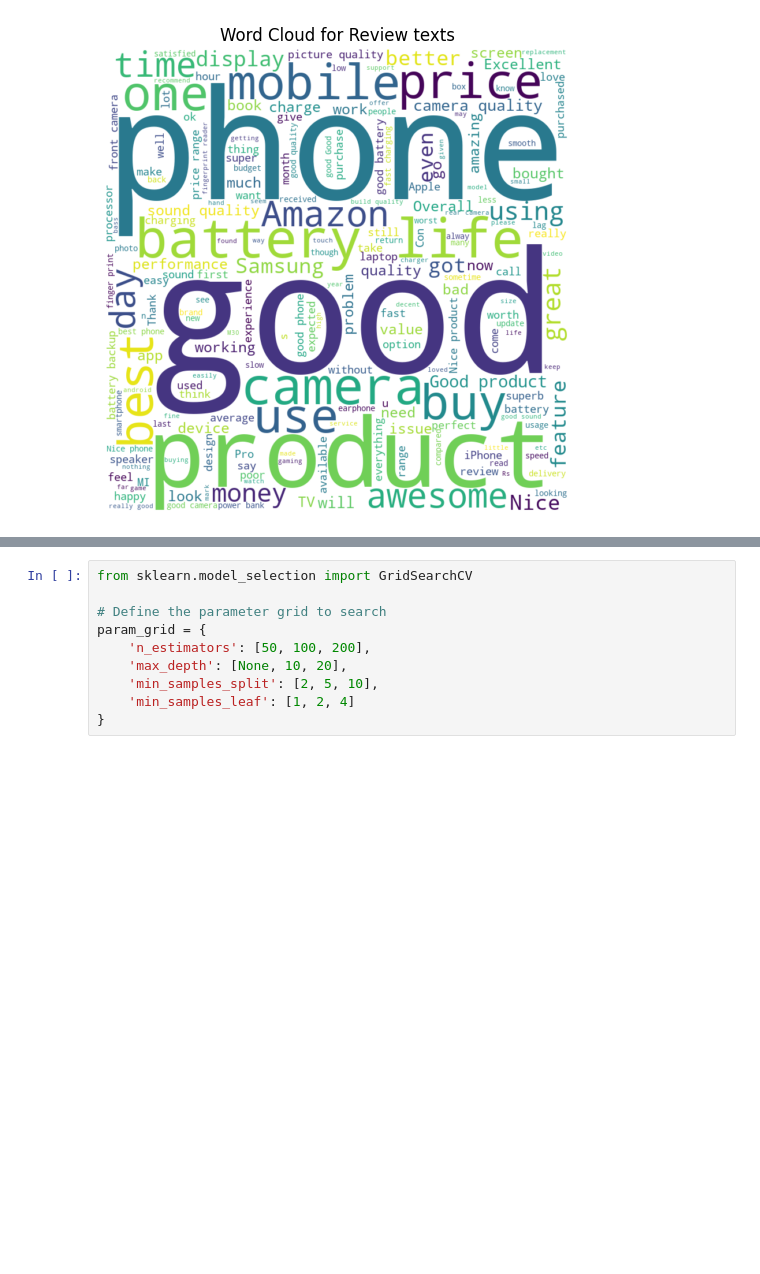
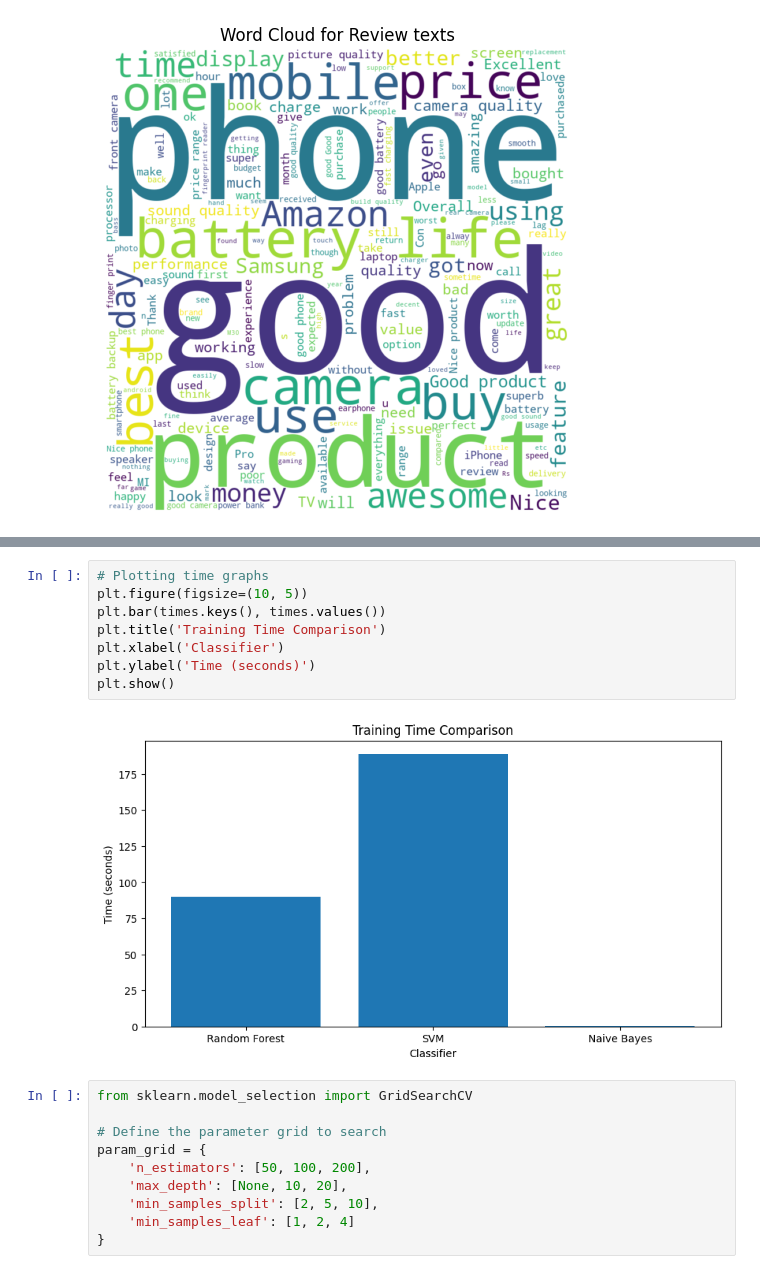
Before and after one commit to eriasaf/Group4E, a Jupyter notebook: Group 4E ML (1).ipynb, the cells around one changed output, grey strips where cells are left out. Saved outputs shown, nothing was run; the diff lists cells and outputs as text; blank space fills up the shorter version.

```diff
--- a/Group 4E ML (1).ipynb
+++ b/Group 4E ML (1).ipynb
@@ -325,3 +352,13 @@ weighted avg       0.56      0.64      0.57     12172
+# %%
+# Plotting time graphs
+plt.figure(figsize=(10, 5))
+plt.bar(times.keys(), times.values())
+plt.title('Training Time Comparison')
+plt.xlabel('Classifier')
+plt.ylabel('Time (seconds)')
+plt.show()
+# %% [output]
+[figure, added]
 # %%
 from sklearn.model_selection import GridSearchCV
 
```
Also changed, not shown: parts of 34 cells of this notebook, 3 other files.
